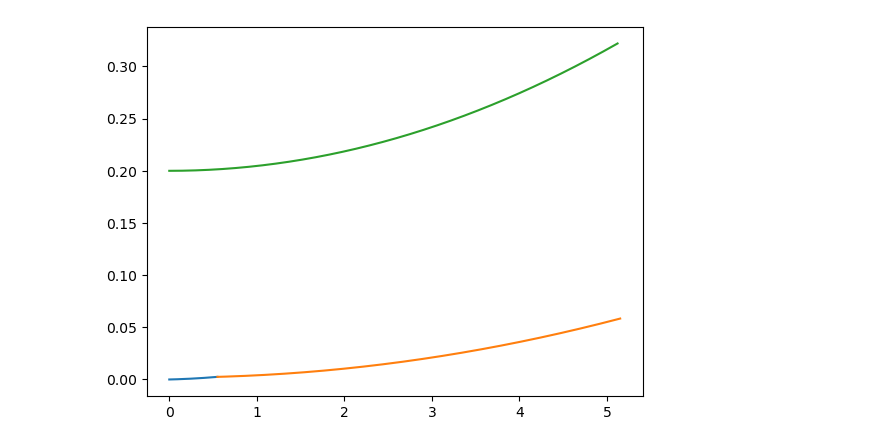
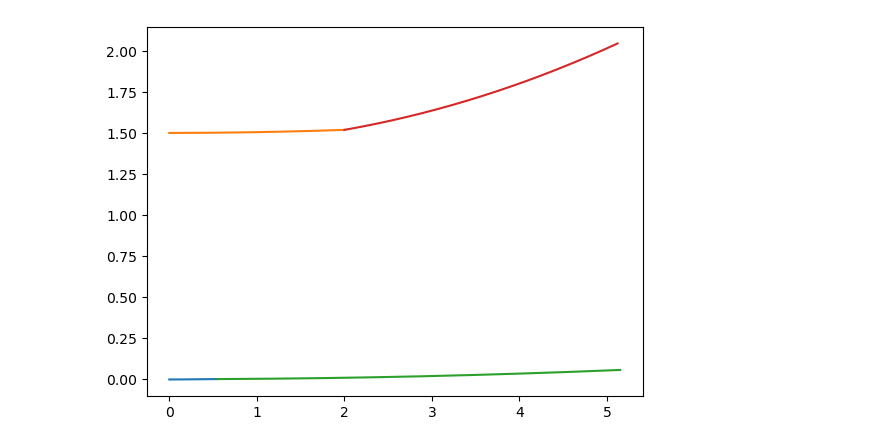
Before and after one commit to GAUSHCLEAR/jfl_to_conic, a Jupyter notebook: microlens_on_RGP.ipynb, the cells around one changed output. Cells and saved outputs as stored; diff of their text form; code cells hidden in the pictures.

```diff
--- a/microlens_on_RGP.ipynb
+++ b/microlens_on_RGP.ipynb
@@ -59,11 +59,16 @@ base_lens_semi_diameter = 5.15
 base_lens_Q=0
 whole_lens_semi_diameter=7
 
-base_lens_back_R=107.4545
+microlens_back_semi_diameter= 2
+microlens_back_R=107.4545
+microlens_back_Q=0
+
+
+base_lens_back_R=10.74545*2
 base_lens_back_Q=0
 base_lens_back_semi_diameter=5.12
 
-center_thickness=0.2
+center_thickness=1.5
 axicon_hight_in_um=2.5
 # %%
 base_file_path = 'MCOK001OS.JFL'
@@ -71,22 +76,30 @@ segments = parse_jfl_file(base_file_path)
 # %%
 microlens_x=find_x_in_range(segments,'F',
     0, microlens_semi_diameter)
+microlens_back_x=find_x_in_range(segments,"B",
+    0, microlens_back_semi_diameter)
 base_lens_x=find_x_in_range(segments,'F',
     microlens_semi_diameter, base_lens_semi_diameter)
 base_lens_back_x=find_x_in_range(segments,'B',
-    0, base_lens_back_semi_diameter)
+    microlens_back_semi_diameter, base_lens_back_semi_diameter)
 # %%
 microlens_sag=odd_asphere(microlens_x,0,0,axiconOddAsphereParams(microlens_semi_diameter*2, 2.5/1000, microlens_R,16))
 base_lens_sag_tmp=z(base_lens_x,base_lens_R,base_lens_Q)
 delta_sag=microlens_sag[0]-base_lens_sag_tmp[-1]
 base_lens_sag=base_lens_sag_tmp+delta_sag
-base_lens_back_sag=z(base_lens_back_x,base_lens_back_R,base_lens_back_Q)+center_thickness
+
+microlens_back_sag=z(microlens_back_x,microlens_back_R,microlens_back_Q)+center_thickness
+base_lens_back_sag_tmp=z(base_lens_back_x,base_lens_back_R,base_lens_back_Q)
+delta_back_sag=microlens_back_sag[0]-base_lens_back_sag_tmp[-1]
+base_lens_back_sag=base_lens_back_sag_tmp+delta_back_sag
+
 plt.plot(microlens_x,microlens_sag)
+plt.plot(microlens_back_x,microlens_back_sag)
 plt.plot(base_lens_x,base_lens_sag)
 plt.plot(base_lens_back_x,base_lens_back_sag)
 plt.show()
 # %% [output]
-[figure, old version]
+[figure, new version]
 # %%
 segments1=replace_segment(segments,'F',
             0,
```
Also changed, not shown: parts of 3 cells of this notebook, 3 other files.
